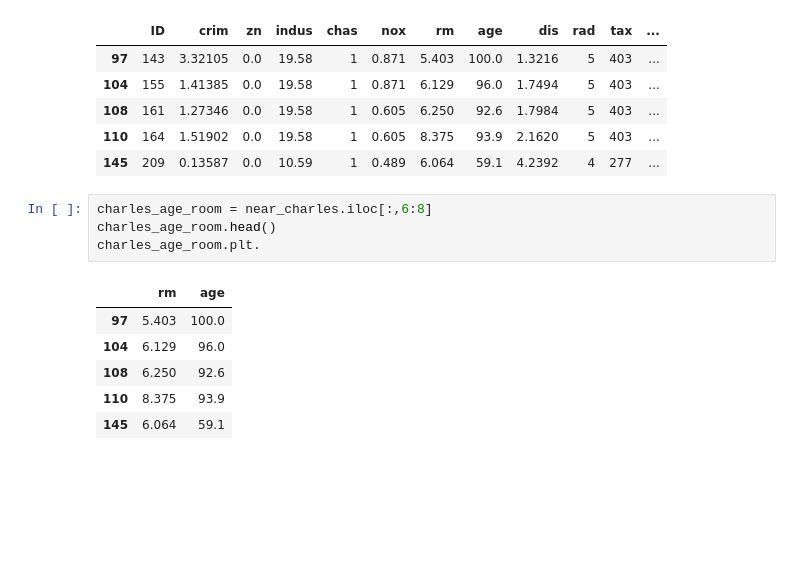
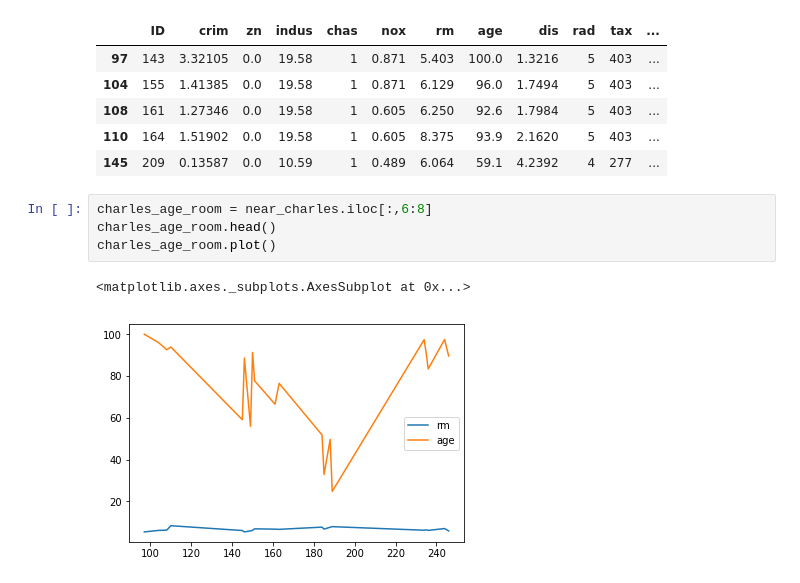
Before and after one commit to lnhdn/dsc-project-eda-with-pandas-nyc-ds-career-042219, a Jupyter notebook: index.ipynb, the cells around one changed output. Cells and saved outputs as stored; diff of their text form; blank space fills up the shorter version.

```diff
--- a/index.ipynb
+++ b/index.ipynb
@@ -149,11 +149,7 @@ near_charles.head()
 # %%
 charles_age_room = near_charles.iloc[:,6:8]
 charles_age_room.head()
-charles_age_room.plt.
+charles_age_room.plot()
 # %% [output]
-|  | rm | age |
-| 97 | 5.403 | 100.0 |
-| 104 | 6.129 | 96.0 |
-| 108 | 6.250 | 92.6 |
-| 110 | 8.375 | 93.9 |
-| 145 | 6.064 | 59.1 |
+<matplotlib.axes._subplots.AxesSubplot at 0x...>
+[figure, added]
```
